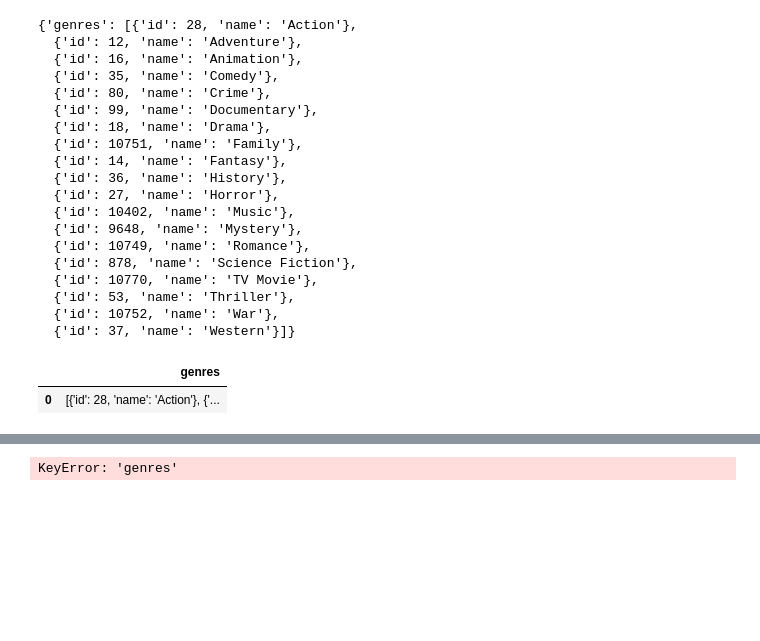
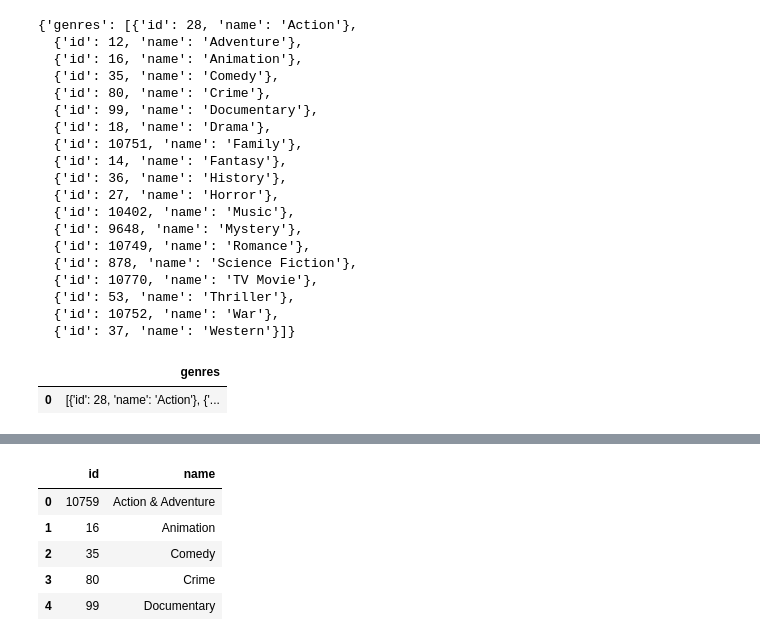
Before and after one commit to Mondin0/data-eng, a Jupyter notebook: CEL_Extracción_de_datos_APIs.ipynb, the cells around one changed output, grey strips where cells are left out. Saved outputs shown, nothing was run; the diff lists cells and outputs as text; code cells hidden in the pictures; blank space fills up the shorter version.

```diff
--- a/CEL_Extracción_de_datos_APIs.ipynb
+++ b/CEL_Extracción_de_datos_APIs.ipynb
@@ -450,3 +424,5 @@ genres = data["genres"]
+# %%
+data = r.json()
 # %%
 data
 # %% [output]
@@ -488,12 +476,17 @@ df_genres.head()
+# %%
+genres = data["genres"]
+df_genres = pd.json_normalize(genres)
+df_genres.head()
+# %% [output]
+|  | id | name |
+| 0 | 10759 | Action & Adventure |
+| 1 | 16 | Animation |
+| 2 | 35 | Comedy |
+| 3 | 80 | Crime |
+| 4 | 99 | Documentary |
 # %%
 endpoint = "genre/tv/list"
-data = requests.get(
+r = requests.get(
     f"{base_url}/{endpoint}",
     headers=headers,
-    params=params
-    ).json()
-tv_genres = data["genres"]
-df_genres_tv = build_table(tv_genres)
-df_genres_tv.head()
+    )
-# %% [output]
-KeyError: 'genres'
```
Also changed, not shown: parts of 12 cells of this notebook.
